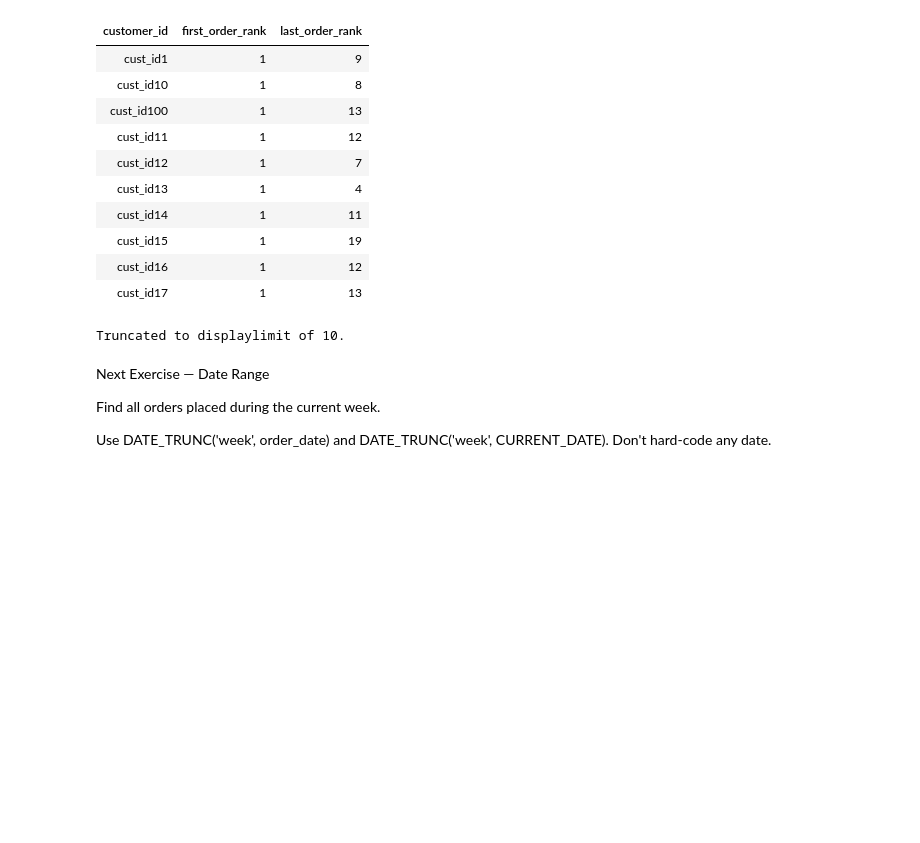
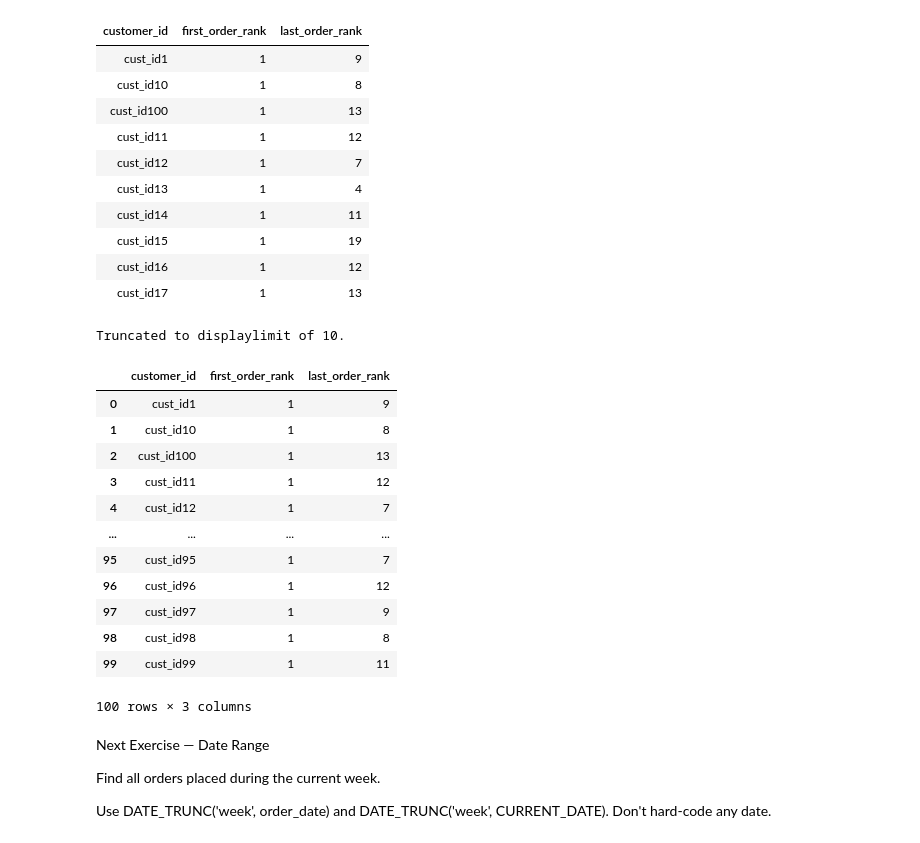
Before and after one commit to umesh-creates/sql_pandas_exercise_and_notes, a Jupyter notebook: retail_analysis exercise/date _and_time.ipynb, the cells around one changed output. Drawn from its saved outputs; the diff is of its cells as text; code cells hidden in the pictures; blank space fills up the shorter version.

```diff
--- a/retail_analysis exercise/date _and_time.ipynb
+++ b/retail_analysis exercise/date _and_time.ipynb
@@ -2667,6 +2754,44 @@ Running query in 'postgresql://postgres.zdtizyvifuiegbbfpsee:***@aws-0-ap-southe
 | cust_id16 | 1 | 12 |
 | cust_id17 | 1 | 13 |
 Truncated to displaylimit of 10.
+# %%
+result = (
+    orders
+    .sort_values(
+        ['customer_id', 'order_date']
+    )
+)
+result['order_rank'] = (
+    result
+    .groupby('customer_id')['order_date']
+    .cumcount() +1
+)
+result = (
+    result
+    .groupby('customer_id')
+    .agg(
+        first_order_rank = ('order_rank', 'min'),
+        last_order_rank = ('order_rank', 'max')
+    )
+    .reset_index()
+)
+result[
+    ['customer_id', 'first_order_rank', 'last_order_rank']
+]
+# %% [output]
+|  | customer_id | first_order_rank | last_order_rank |
+| 0 | cust_id1 | 1 | 9 |
+| 1 | cust_id10 | 1 | 8 |
+| 2 | cust_id100 | 1 | 13 |
+| 3 | cust_id11 | 1 | 12 |
+| 4 | cust_id12 | 1 | 7 |
+| ... | ... | ... | ... |
+| 95 | cust_id95 | 1 | 7 |
+| 96 | cust_id96 | 1 | 12 |
+| 97 | cust_id97 | 1 | 9 |
+| 98 | cust_id98 | 1 | 8 |
+| 99 | cust_id99 | 1 | 11 |
+100 rows × 3 columns
 # %% [markdown]
 Next Exercise — Date Range
 
```
Also changed, not shown: parts of 4 cells of this notebook.
